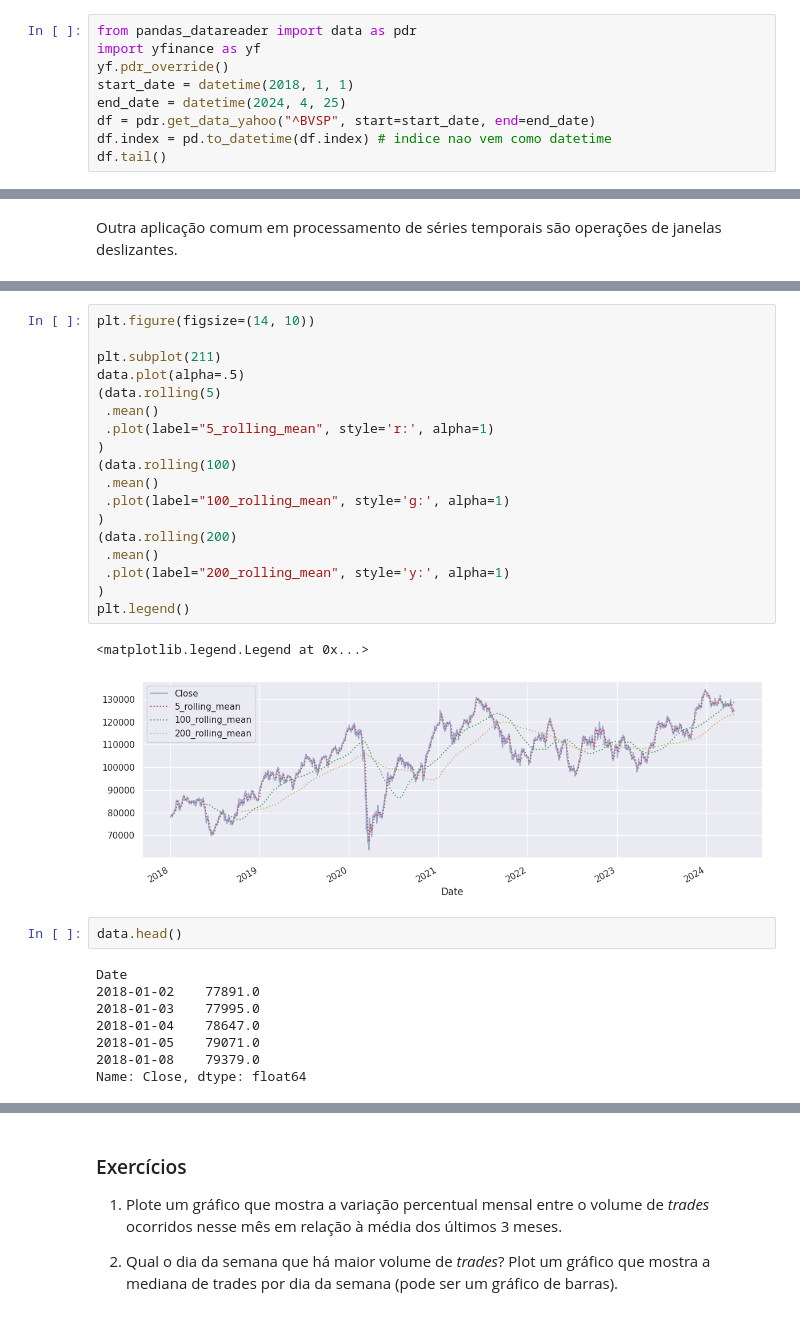
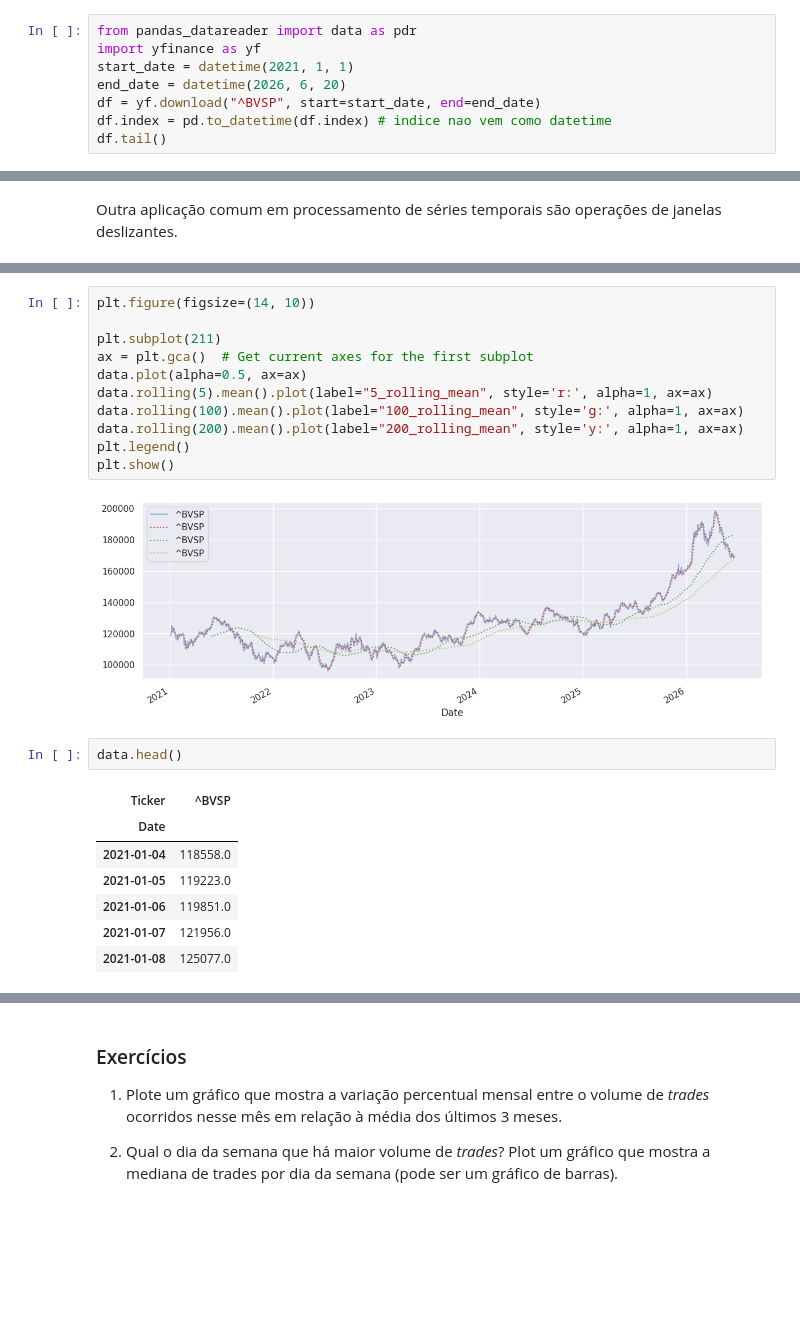
Before and after one commit to ProfLuciano/cd, a Jupyter notebook: notebooks/time_series.ipynb, the cells around one changed output, grey strips where cells are left out. Drawn from its saved outputs; the diff is of its cells as text; blank space fills up the shorter version.

```diff
--- a/notebooks/time_series.ipynb
+++ b/notebooks/time_series.ipynb
@@ -160,10 +160,9 @@ DatetimeIndex(['2018-07-02 00:00:00', '2018-07-02 00:00:01',
 # %%
 from pandas_datareader import data as pdr
 import yfinance as yf
-yf.pdr_override()
-start_date = datetime(2018, 1, 1)
-end_date = datetime(2024, 4, 25)
-df = pdr.get_data_yahoo("^BVSP", start=start_date, end=end_date)
+start_date = datetime(2021, 1, 1)
+end_date = datetime(2026, 6, 20)
+df = yf.download("^BVSP", start=start_date, end=end_date)
 df.index = pd.to_datetime(df.index) # indice nao vem como datetime
 df.tail()
 # %% [output]
@@ -247,34 +244,26 @@ Rolling [window=182,center=False,axis=0]
 # %%
 plt.figure(figsize=(14, 10))
 
 plt.subplot(211)
-data.plot(alpha=.5)
-(data.rolling(5)
- .mean()
- .plot(label="5_rolling_mean", style='r:', alpha=1)
-)
-(data.rolling(100)
- .mean()
- .plot(label="100_rolling_mean", style='g:', alpha=1)
-)
-(data.rolling(200)
- .mean()
- .plot(label="200_rolling_mean", style='y:', alpha=1)
-)
+ax = plt.gca()  # Get current axes for the first subplot
+data.plot(alpha=0.5, ax=ax)
+data.rolling(5).mean().plot(label="5_rolling_mean", style='r:', alpha=1, ax=ax)
+data.rolling(100).mean().plot(label="100_rolling_mean", style='g:', alpha=1, ax=ax)
+data.rolling(200).mean().plot(label="200_rolling_mean", style='y:', alpha=1, ax=ax)
 plt.legend()
+plt.show()
 # %% [output]
-<matplotlib.legend.Legend at 0x...>
-[figure, old version]
+[figure, new version]
 # %%
 data.head()
 # %% [output]
-Date
-2018-01-02    77891.0
-2018-01-03    77995.0
-2018-01-04    78647.0
-2018-01-05    79071.0
-2018-01-08    79379.0
-Name: Close, dtype: float64
+| Ticker | ^BVSP |
+| Date |  |
+| 2021-01-04 | 118558.0 |
+| 2021-01-05 | 119223.0 |
+| 2021-01-06 | 119851.0 |
+| 2021-01-07 | 121956.0 |
+| 2021-01-08 | 125077.0 |
 # %%
 resampled = data.resample("m").sum()
 resp = (resampled / resampled.rolling(3).mean())
```
Also changed, not shown: parts of 19 cells of this notebook.
